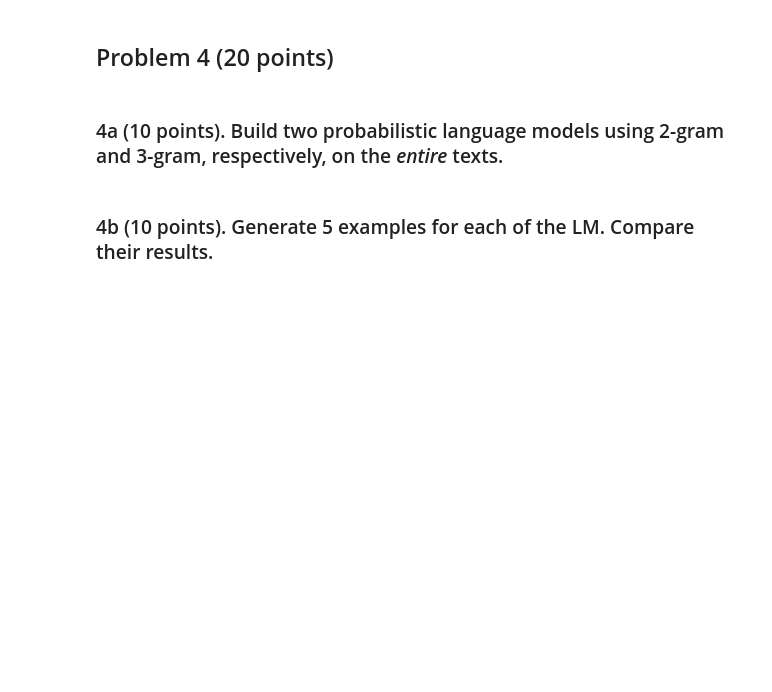
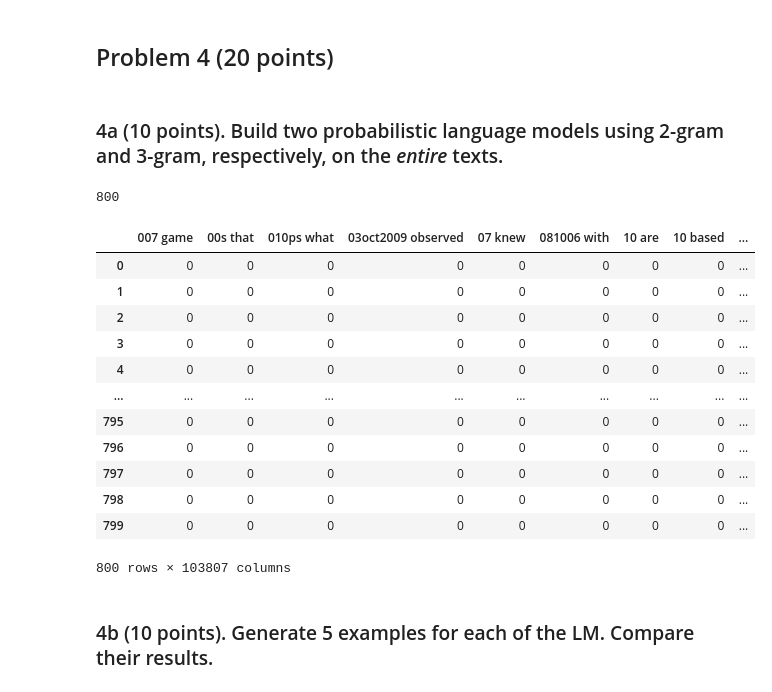
Before and after one commit to mdt48/nlp-hw, a Jupyter notebook: Homework 1.ipynb, the cells around one changed output. Saved outputs shown, nothing was run; the diff lists cells and outputs as text; code cells hidden in the pictures; blank space fills up the shorter version.

```diff
--- a/Homework 1.ipynb
+++ b/Homework 1.ipynb
@@ -330,3 +572,19 @@ accuracy_score(df_valid['label'].to_list(), preds)
 ## Problem 4 (20 points)
 # %% [markdown]
 ### 4a (10 points). Build two probabilistic language models using 2-gram and 3-gram, respectively, on the _entire_ texts.
+# %%
+import pandas as pd
+from fastai.data.external import URLs, untar_data
+import string
+import spacy
+import numpy as np
+from collections import defaultdict
+from sklearn.feature_extraction.text import CountVectorizer
+
+nlp = spacy.load("en_core_web_sm")
+
+path = untar_data(URLs.IMDB_SAMPLE)
+
+df = pd.read_csv(path/'texts.csv')
+df = clean_text(df, 'text')
+# df_train = df.loc[df['is_valid'] == False]
@@ -332,0 +593,24 @@ accuracy_score(df_valid['label'].to_list(), preds)
+# %%
+cv = CountVectorizer(ngram_range=(2,2))
+fitted_cv = cv.fit_transform(df['text'].to_list())
+freq_df = pd.DataFrame(fitted_cv.toarray(), columns = cv.get_feature_names_out())
+# %%
+len(df_train['text'].to_list())
+# %% [output]
+800
+# %%
+freq_df
+# %% [output]
+|  | 007 game | 00s that | 010ps what | 03oct2009 observed | 07 knew | 081006 with | 10 are | 10 based | ... |
+| 0 | 0 | 0 | 0 | 0 | 0 | 0 | 0 | 0 | ... |
+| 1 | 0 | 0 | 0 | 0 | 0 | 0 | 0 | 0 | ... |
+| 2 | 0 | 0 | 0 | 0 | 0 | 0 | 0 | 0 | ... |
+| 3 | 0 | 0 | 0 | 0 | 0 | 0 | 0 | 0 | ... |
+| 4 | 0 | 0 | 0 | 0 | 0 | 0 | 0 | 0 | ... |
+| ... | ... | ... | ... | ... | ... | ... | ... | ... | ... |
+| 795 | 0 | 0 | 0 | 0 | 0 | 0 | 0 | 0 | ... |
+| 796 | 0 | 0 | 0 | 0 | 0 | 0 | 0 | 0 | ... |
+| 797 | 0 | 0 | 0 | 0 | 0 | 0 | 0 | 0 | ... |
+| 798 | 0 | 0 | 0 | 0 | 0 | 0 | 0 | 0 | ... |
+| 799 | 0 | 0 | 0 | 0 | 0 | 0 | 0 | 0 | ... |
+800 rows × 103807 columns
```
Also changed, not shown: parts of 39 cells of this notebook, 2 other files.
